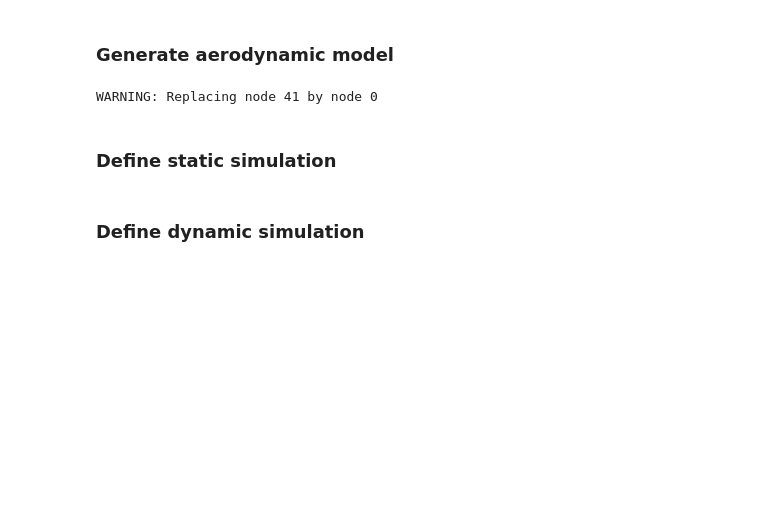
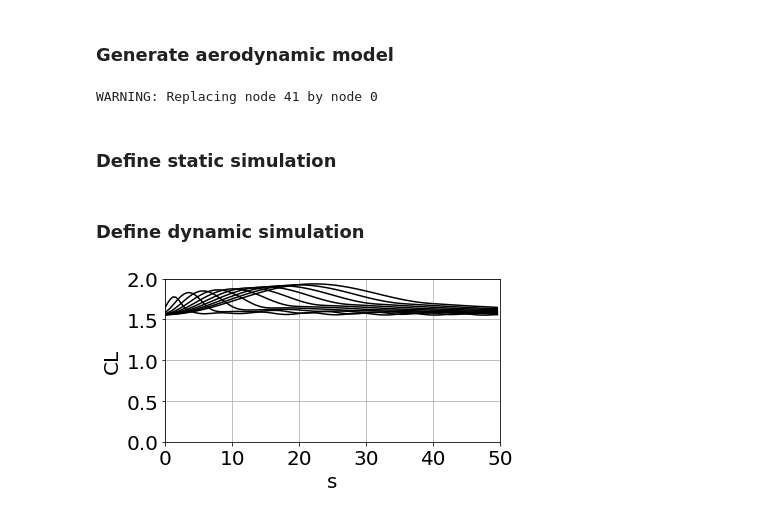
Before and after one commit to ImperialCollegeLondon/flexibleaircraftbook, a Jupyter notebook: 07UnsteadyAero/prismatic_gust.ipynb, the cells around one changed output. Cells and saved outputs as stored; diff of their text form; code cells hidden in the pictures; blank space fills up the shorter version.

```diff
--- a/07UnsteadyAero/prismatic_gust.ipynb
+++ b/07UnsteadyAero/prismatic_gust.ipynb
@@ -129,8 +131,8 @@ airfoil.remove_duplicated_points(1e-9)
 
 #Define cantilever boundary conditions
 airfoil.StructuralInformation.boundary_conditions[0] = 1 # Clamped
-airfoil.StructuralInformation.boundary_conditions[num_node//2] = -1 # Free end
-airfoil.StructuralInformation.boundary_conditions[num_node//2 + 1] = -1 # Free end
+airfoil.StructuralInformation.boundary_conditions[num_node] = -1 # Free end (right wing)
+airfoil.StructuralInformation.boundary_conditions[num_node + 1] = -1 # Free end (left wing)
 # %% [output]
 WARNING: Replacing node 41 by node 0
 # %%
@@ -220,7 +222,7 @@ SimInfo.solvers['DynamicCoupled']['postprocessors_settings'] = {
                           'BeamPlot': SimInfo.solvers['BeamPlot'],
                           'AerogridPlot': SimInfo.solvers['AerogridPlot'],
                           'AeroForcesCalculator': SimInfo.solvers['AeroForcesCalculator'],
-                          'WriteVariablesTime': {'structure_nodes': num_node//2,  # free end node_id
+                          'WriteVariablesTime': {'structure_nodes': num_node,  # free end node_id
                                                  'structure_variables': ['pos'],
                                                  'cleanup_old_solution': 'on',
                                                 },
@@ -259,22 +261,24 @@ for jGust in range(nGusts):
     Force.append(Force_j)
 
     # load the position of the wing tip node
-    tip_pos_j = np.loadtxt(SimInfo.solvers['SHARPy']['log_folder'] + '/' + SimInfo.solvers['SHARPy']['case'] + f'/WriteVariablesTime/struct_pos_node{num_node//2:02g}.dat')[:, -1]
+    tip_pos_j = np.loadtxt(SimInfo.solvers['SHARPy']['log_folder'] + '/' + SimInfo.solvers['SHARPy']['case'] + f'/WriteVariablesTime/struct_pos_node{num_node:02g}.dat')[:, -1]
     tip_pos.append(tip_pos_j)
 
 gc.clean_test_files(SimInfo.solvers['SHARPy']['route'], SimInfo.solvers['SHARPy']['case'])
 # %%
 time = np.linspace(0, dt*(time_steps-1), time_steps-1)
 
 fig, plotb = plt.subplots(1,1, figsize=(6, 3))
 plotb.grid()
 plotb.set_xlabel("s")
 plotb.set_ylabel("CL")
 for jGust in range(nGusts):
     plotb.plot(2*time*Vinf/chord, Force[jGust][1:]/(.5*rho*(Vinf*w0)*chord*aspect_ratio*2*np.pi), linestyle='-', c='black')
-plotb.set(xlim=(0, 50), ylim=(0., 1))
+plotb.set(xlim=(0, 50), ylim=(0, 2))
 #plt.show()
 fig.savefig("figures/prismatic-gust-rho1-cl.eps",  format='eps', dpi=1000, bbox_inches='tight')
+# %% [output]
+[figure, added]
 # %%
 fig, plots = plt.subplots(1,1, figsize=(6, 3))
 plots.grid()
```
Also changed, not shown: parts of 3 cells of this notebook.
